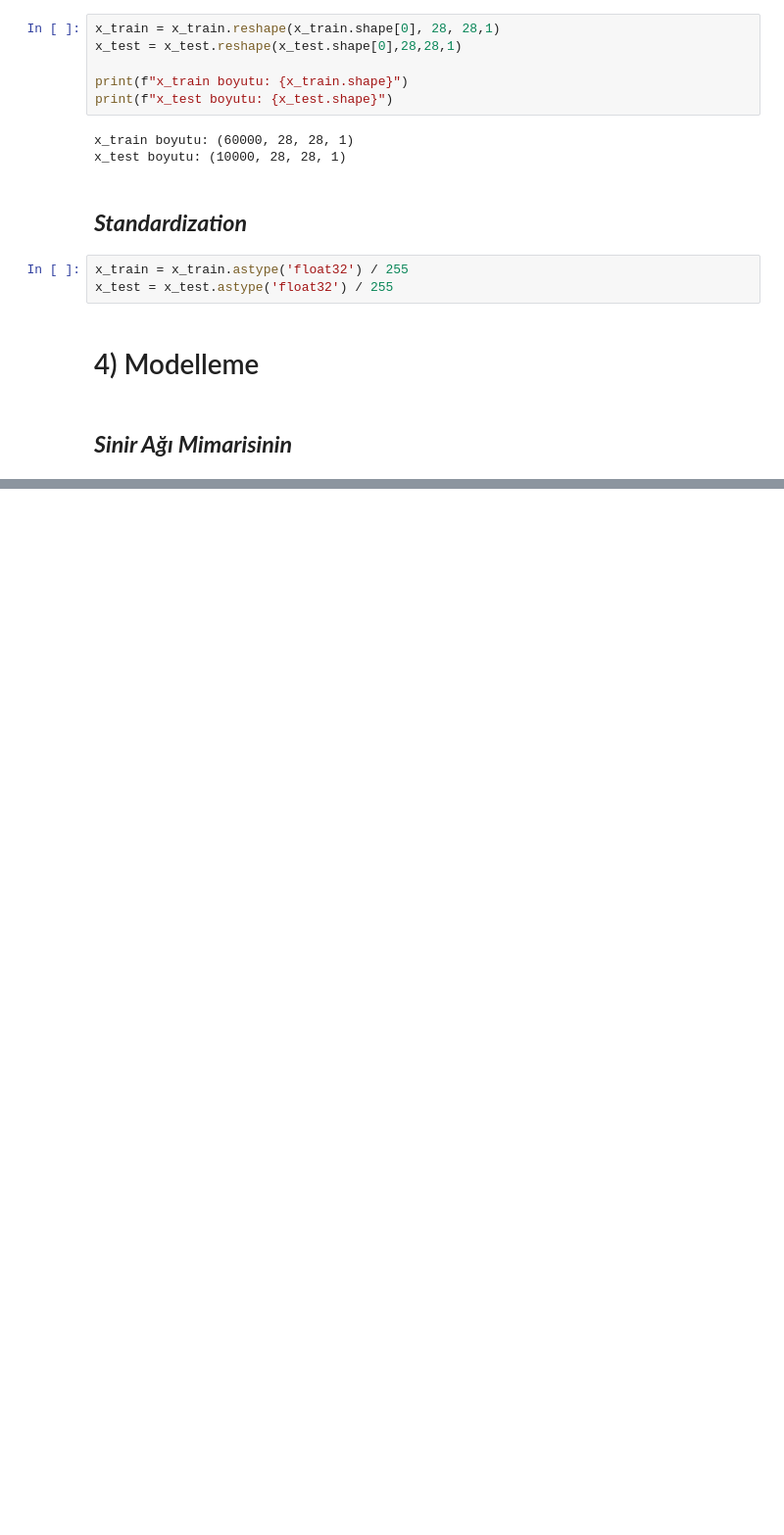
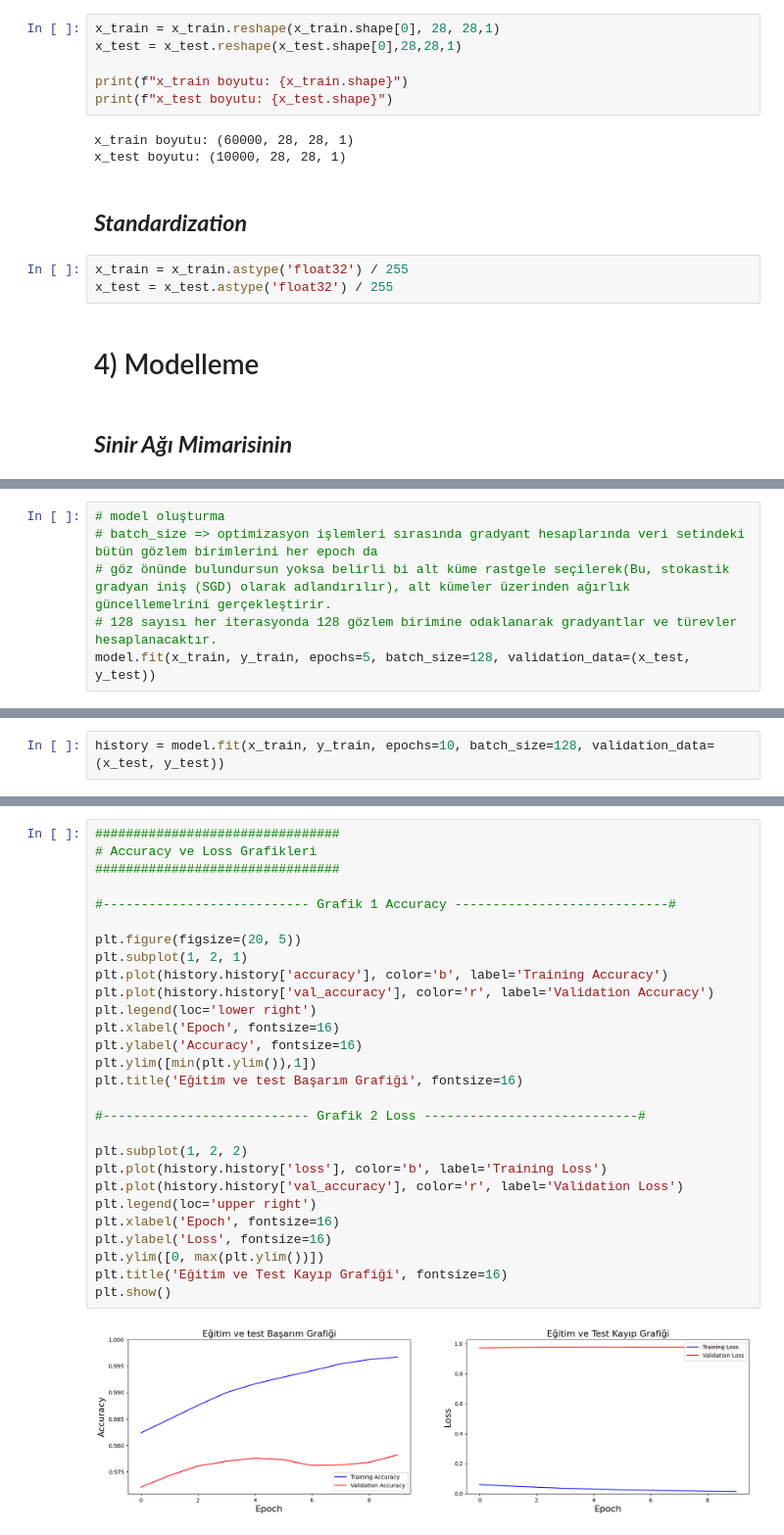
Before and after one commit to HakanBayazitHabes/example_ANN_AI, a Jupyter notebook: ANN_Example.ipynb, the cells around one changed output, grey strips where cells are left out. Shown at 98% size. Drawn from its saved outputs; the diff is of its cells as text; blank space fills up the shorter version.

```diff
--- a/ANN_Example.ipynb
+++ b/ANN_Example.ipynb
@@ -201,0 +239,6 @@ x_test = x_test.astype('float32') / 255
+# %%
+# model oluşturma
+# batch_size => optimizasyon işlemleri sırasında gradyant hesaplarında veri setindeki bütün gözlem birimlerini her epoch da
+# göz önünde bulundursun yoksa belirli bi alt küme rastgele seçilerek(Bu, stokastik gradyan iniş (SGD) olarak adlandırılır), alt kümeler üzerinden ağırlık güncellemelrini gerçekleştirir.
+# 128 sayısı her iterasyonda 128 gözlem birimine odaklanarak gradyantlar ve türevler hesaplanacaktır.
+model.fit(x_train, y_train, epochs=5, batch_size=128, validation_data=(x_test, y_test))
@@ -201,0 +259,2 @@ x_test = x_test.astype('float32') / 255
+# %%
+history = model.fit(x_train, y_train, epochs=10, batch_size=128, validation_data=(x_test, y_test))
@@ -201,0 +282,30 @@ x_test = x_test.astype('float32') / 255
+# %%
+################################
+# Accuracy ve Loss Grafikleri
+################################
+
+#--------------------------- Grafik 1 Accuracy ----------------------------#
+
+plt.figure(figsize=(20, 5))
+plt.subplot(1, 2, 1)
+plt.plot(history.history['accuracy'], color='b', label='Training Accuracy')
+plt.plot(history.history['val_accuracy'], color='r', label='Validation Accuracy')
+plt.legend(loc='lower right')
+plt.xlabel('Epoch', fontsize=16)
+plt.ylabel('Accuracy', fontsize=16)
+plt.ylim([min(plt.ylim()),1])
+plt.title('Eğitim ve test Başarım Grafiği', fontsize=16)
+
+#--------------------------- Grafik 2 Loss ----------------------------#
+
+plt.subplot(1, 2, 2)
+plt.plot(history.history['loss'], color='b', label='Training Loss')
+plt.plot(history.history['val_accuracy'], color='r', label='Validation Loss')
+plt.legend(loc='upper right')
+plt.xlabel('Epoch', fontsize=16)
+plt.ylabel('Loss', fontsize=16)
+plt.ylim([0, max(plt.ylim())])
+plt.title('Eğitim ve Test Kayıp Grafiği', fontsize=16)
+plt.show()
+# %% [output]
+[figure, added]
```
Also changed, not shown: parts of 19 cells of this notebook.
